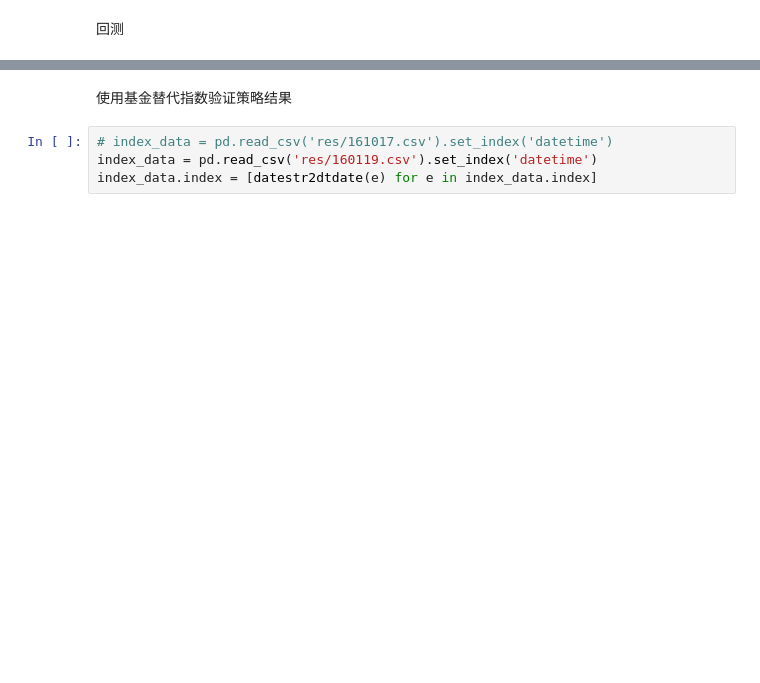
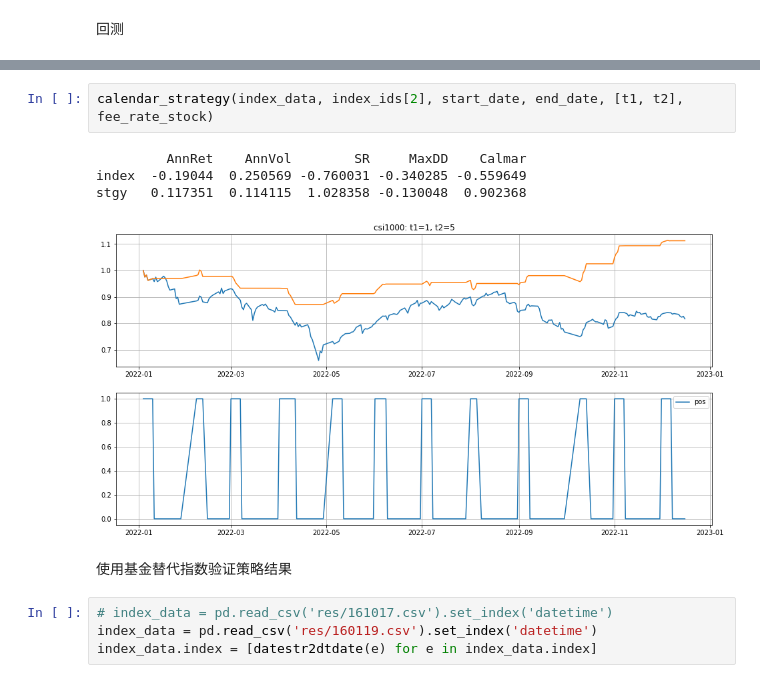
Before and after one commit to hdouhua/pick-up-python, a Jupyter notebook: inv/calendar-strrategy.ipynb, the cells around one changed output, grey strips where cells are left out. Cells and saved outputs as stored; diff of their text form; blank space fills up the shorter version.

```diff
--- a/inv/calendar-strrategy.ipynb
+++ b/inv/calendar-strrategy.ipynb
@@ -127,3 +78,10 @@ stgy   0.117351  0.114115  1.028358 -0.130048  0.902368
+# %%
+calendar_strategy(index_data, index_ids[2], start_date, end_date, [t1, t2], fee_rate_stock)
+# %% [output]
+         AnnRet    AnnVol        SR     MaxDD    Calmar
+index  -0.19044  0.250569 -0.760031 -0.340285 -0.559649
+stgy   0.117351  0.114115  1.028358 -0.130048  0.902368
+[figure, added]
 # %% [markdown]
 使用基金替代指数验证策略结果
 # %%
```
Also changed, not shown: parts of 16 cells of this notebook.
